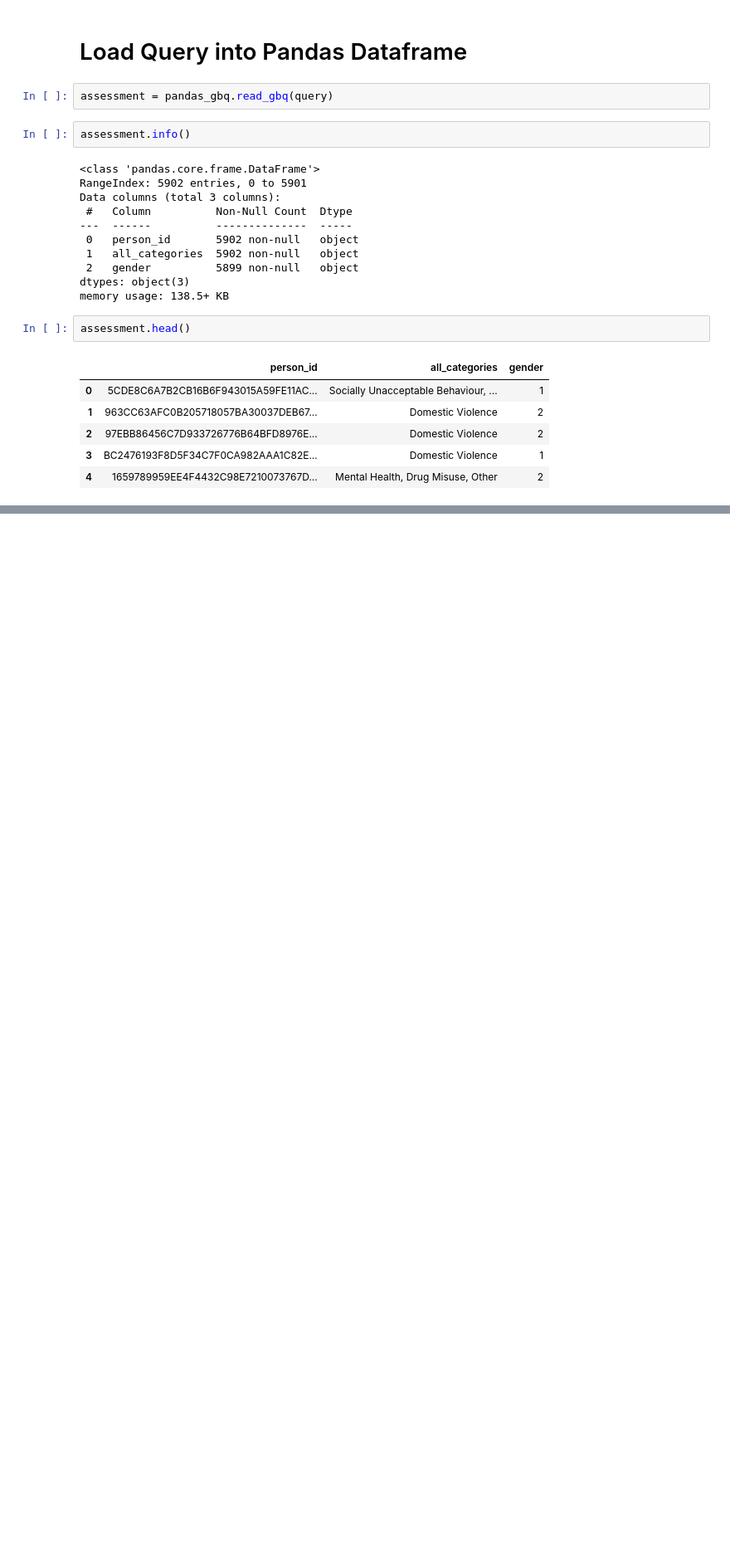
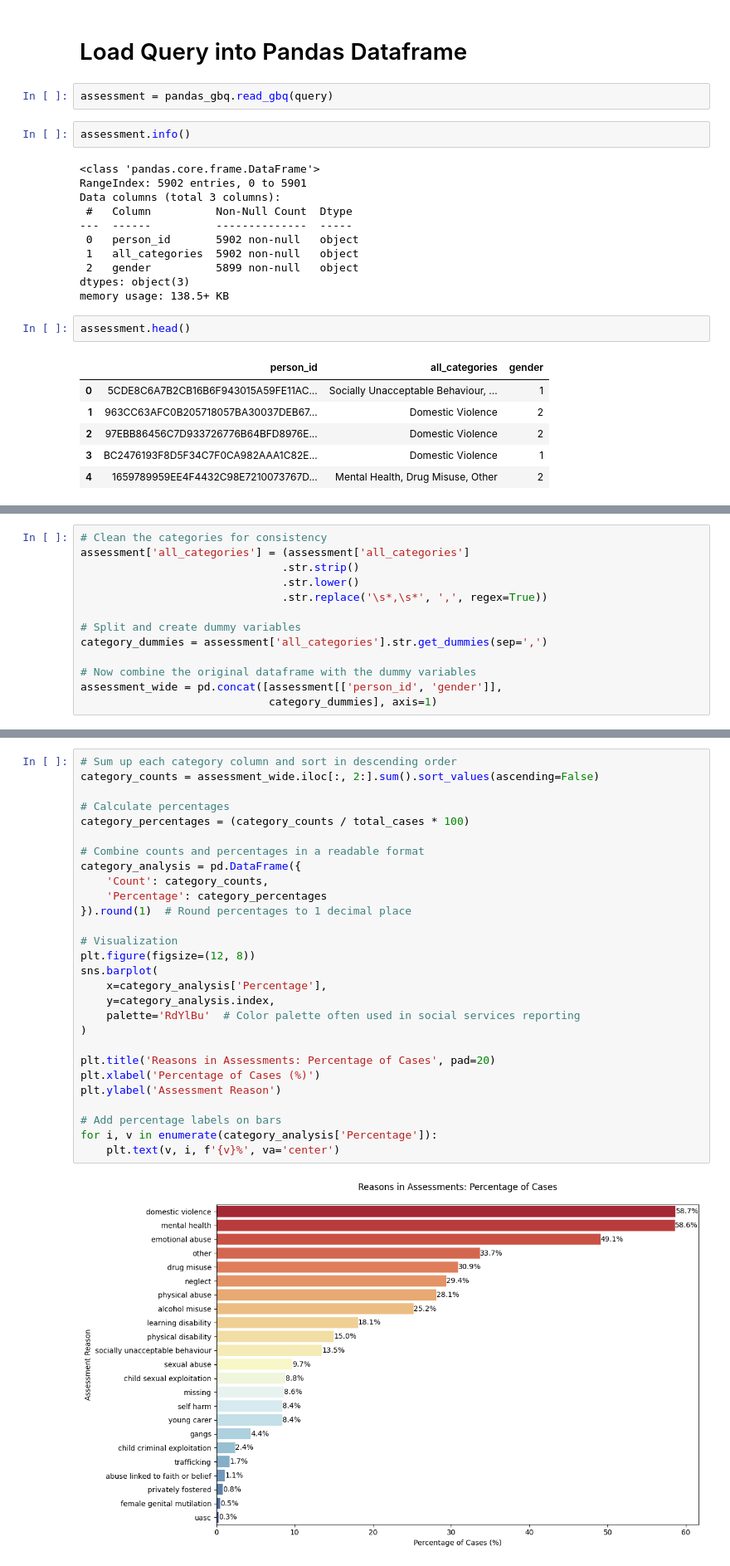
Before and after one commit to ConnectedBradford/CB_2649, a Jupyter notebook: notebooks/assessment_analysis.ipynb, the cells around one changed output, grey strips where cells are left out. Shown at 83% size. Saved outputs shown, nothing was run; the diff lists cells and outputs as text; blank space fills up the shorter version.

Commit message:
created plots in assessment notebook

```diff
--- a/notebooks/assessment_analysis.ipynb
+++ b/notebooks/assessment_analysis.ipynb
@@ -215,0 +70,13 @@ missing: 2.06%
+# %%
+# Clean the categories for consistency
+assessment['all_categories'] = (assessment['all_categories']
+                               .str.strip()
+                               .str.lower()
+                               .str.replace('\s*,\s*', ',', regex=True))
+
+# Split and create dummy variables
+category_dummies = assessment['all_categories'].str.get_dummies(sep=',')
+
+# Now combine the original dataframe with the dummy variables
+assessment_wide = pd.concat([assessment[['person_id', 'gender']],
+                             category_dummies], axis=1)
@@ -215,0 +147,30 @@ missing: 2.06%
+# %%
+# Sum up each category column and sort in descending order
+category_counts = assessment_wide.iloc[:, 2:].sum().sort_values(ascending=False)
+
+# Calculate percentages
+category_percentages = (category_counts / total_cases * 100)
+
+# Combine counts and percentages in a readable format
+category_analysis = pd.DataFrame({
+    'Count': category_counts,
+    'Percentage': category_percentages
+}).round(1)  # Round percentages to 1 decimal place
+
+# Visualization
+plt.figure(figsize=(12, 8))
+sns.barplot(
+    x=category_analysis['Percentage'],
+    y=category_analysis.index,
+    palette='RdYlBu'  # Color palette often used in social services reporting
+)
+
+plt.title('Reasons in Assessments: Percentage of Cases', pad=20)
+plt.xlabel('Percentage of Cases (%)')
+plt.ylabel('Assessment Reason')
+
+# Add percentage labels on bars
+for i, v in enumerate(category_analysis['Percentage']):
+    plt.text(v, i, f'{v}%', va='center')
+# %% [output]
+[figure, added]
```
Also changed, not shown: parts of 10 cells of this notebook.
